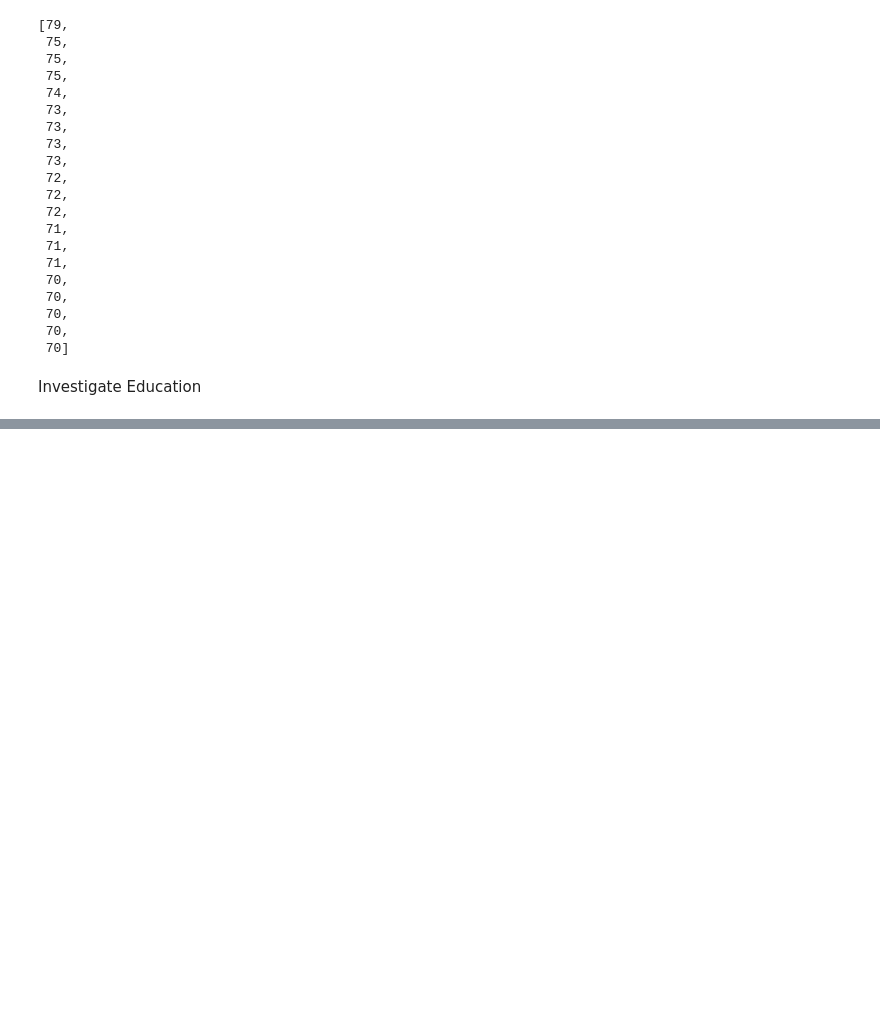
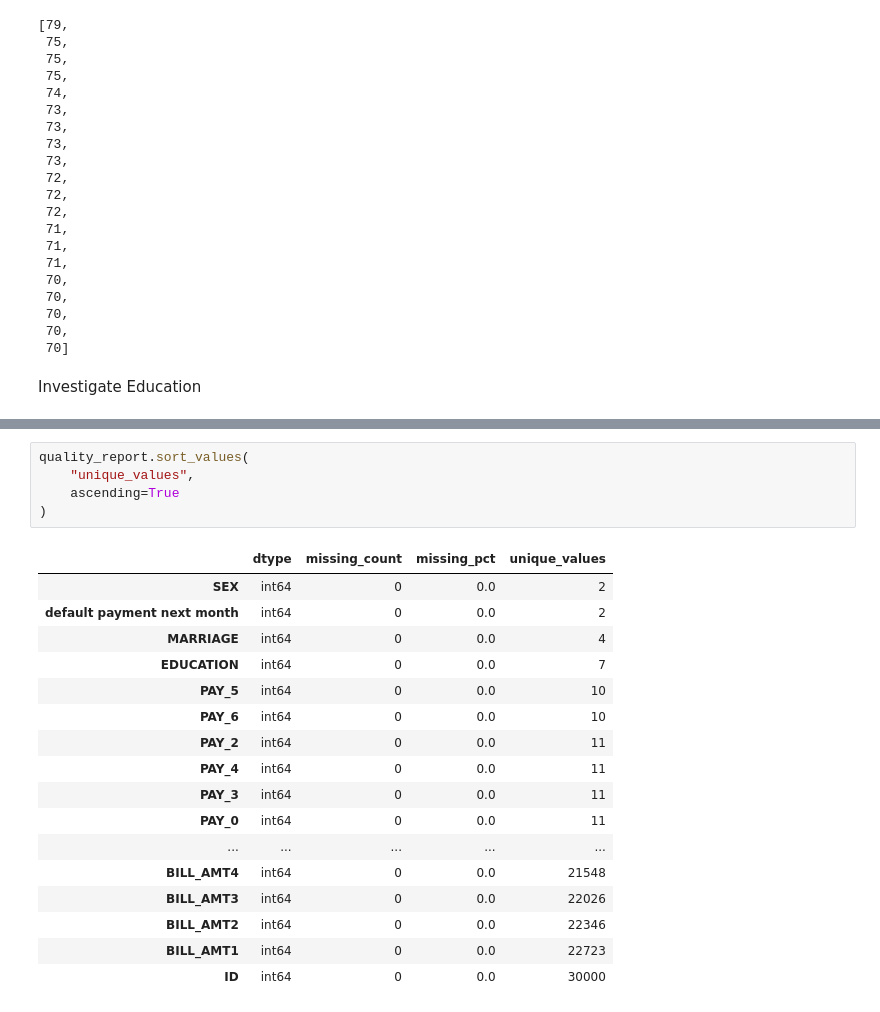
Before and after one commit to Percy5598/credit-risk-project, a Jupyter notebook: notebooks/01_data_understanding.ipynb, the cells around one changed output, grey strips where cells are left out. Cells and saved outputs as stored; diff of their text form; blank space fills up the shorter version.

```diff
--- a/notebooks/01_data_understanding.ipynb
+++ b/notebooks/01_data_understanding.ipynb
@@ -115,0 +270,23 @@ Investigate Education
+# %%
+quality_report.sort_values(
+    "unique_values",
+    ascending=True
+)
+# %% [output]
+|  | dtype | missing_count | missing_pct | unique_values |
+| SEX | int64 | 0 | 0.0 | 2 |
+| default payment next month | int64 | 0 | 0.0 | 2 |
+| MARRIAGE | int64 | 0 | 0.0 | 4 |
+| EDUCATION | int64 | 0 | 0.0 | 7 |
+| PAY_5 | int64 | 0 | 0.0 | 10 |
+| PAY_6 | int64 | 0 | 0.0 | 10 |
+| PAY_2 | int64 | 0 | 0.0 | 11 |
+| PAY_4 | int64 | 0 | 0.0 | 11 |
+| PAY_3 | int64 | 0 | 0.0 | 11 |
+| PAY_0 | int64 | 0 | 0.0 | 11 |
+| ... | ... | ... | ... | ... |
+| BILL_AMT4 | int64 | 0 | 0.0 | 21548 |
+| BILL_AMT3 | int64 | 0 | 0.0 | 22026 |
+| BILL_AMT2 | int64 | 0 | 0.0 | 22346 |
+| BILL_AMT1 | int64 | 0 | 0.0 | 22723 |
+| ID | int64 | 0 | 0.0 | 30000 |
```
Also changed, not shown: parts of 11 cells of this notebook.
